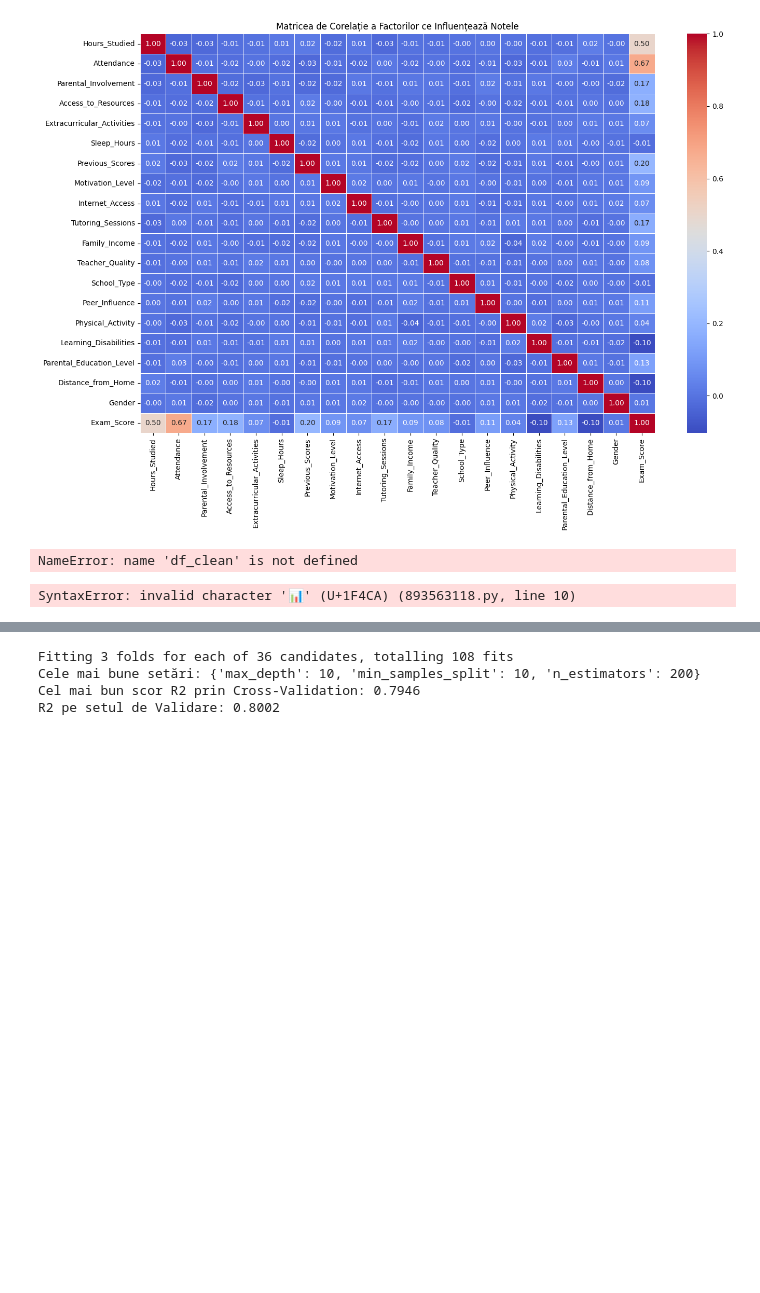
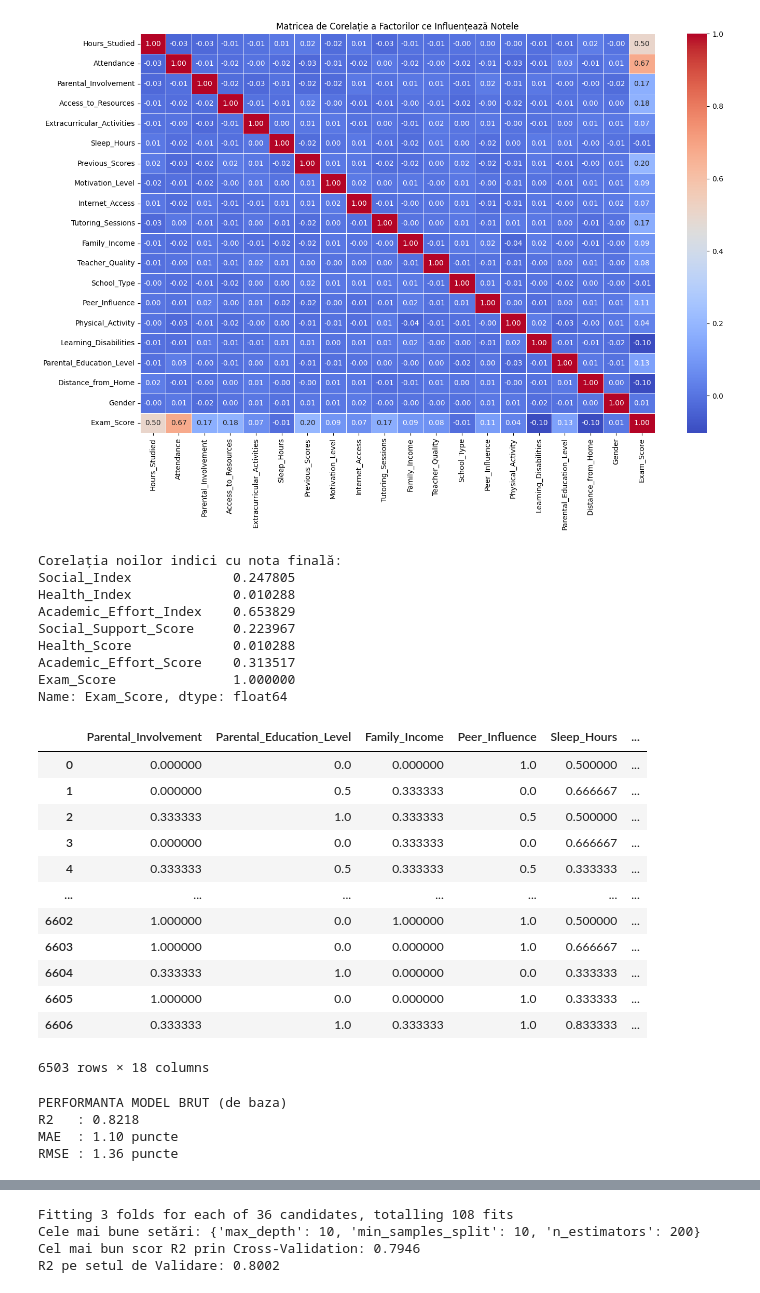
Before and after one commit to IosifSramec/ML-Project-for-predicting-Student-s-Grades, a Jupyter notebook: Model_Final.ipynb, the cells around one changed output, grey strips where cells are left out. Saved outputs shown, nothing was run; the diff lists cells and outputs as text; code cells hidden in the pictures; blank space fills up the shorter version.

```diff
--- a/v3.ipynb
+++ b/Model_Final.ipynb
@@ -190,58 +209,89 @@ plt.show()
 [figure]
 # %%
 #nu am gasit caracteristici foarte bine corelate, mai cautam
+#cred ca ar fi bine sa scalam atributele, deoarece unele atribute, desi sunt contiune, pot "inghiti" altele, din cauza marii lor in comparatie
+#acum hai sa combinam caracterisitici
 from sklearn.preprocessing import MinMaxScaler
 
 cols_to_scale = [
     'Parental_Involvement', 'Parental_Education_Level', 'Family_Income', 'Peer_Influence',
-    'Sleep_Hours', 'Physical_Activity',
+    'Sleep_Hours', 'Physical_Activity', 'Previous_Scores',
     'Hours_Studied', 'Attendance', 'Tutoring_Sessions', 'Motivation_Level'
 ]
 
 
 scaler = MinMaxScaler()
 
 scaled_values = scaler.fit_transform(df_clean[cols_to_scale])
 df_scaled = pd.DataFrame(scaled_values, columns=cols_to_scale, index=df_clean.index)
 df_combined = df_scaled.copy()
 df_combined['Exam_Score'] = df_clean['Exam_Score']
-df_combined['Previous_Scores']=df_clean['Previous_Scores']
 
 
 df_combined['Social_Index'] = df_scaled[['Parental_Involvement', 'Parental_Education_Level', 'Family_Income', 'Peer_Influence']].mean(axis=1)
 df_combined['Health_Index'] = df_scaled[['Sleep_Hours', 'Physical_Activity']].mean(axis=1)
 df_combined['Academic_Effort_Index'] = df_scaled[['Hours_Studied', 'Attendance', 'Tutoring_Sessions', 'Motivation_Level']].mean(axis=1)
 df_combined['Social_Support_Score']=df_scaled[['Parental_Involvement','Parental_Education_Level','Family_Income']].mean(axis=1)
 df_combined['Health_Score'] =df_scaled[['Sleep_Hours','Physical_Activity']].mean(axis=1)
 df_combined['Academic_Effort_Score']=df_scaled[['Hours_Studied','Tutoring_Sessions','Motivation_Level']].mean(axis=1)
 
 print("Corelația noilor indici cu nota finală:")
 print(df_combined[['Social_Index', 'Health_Index', 'Academic_Effort_Index','Social_Support_Score','Health_Score','Academic_Effort_Score', 'Exam_Score']].corr()['Exam_Score'])
 df_combined
 # %% [output]
-NameError: name 'df_clean' is not defined
+Corelația noilor indici cu nota finală:
+Social_Index             0.247805
+Health_Index             0.010288
+Academic_Effort_Index    0.653829
+Social_Support_Score     0.223967
+Health_Score             0.010288
+Academic_Effort_Score    0.313517
+Exam_Score               1.000000
+Name: Exam_Score, dtype: float64
+|  | Parental_Involvement | Parental_Education_Level | Family_Income | Peer_Influence | Sleep_Hours | ... |
+| 0 | 0.000000 | 0.0 | 0.000000 | 1.0 | 0.500000 | ... |
+| 1 | 0.000000 | 0.5 | 0.333333 | 0.0 | 0.666667 | ... |
+| 2 | 0.333333 | 1.0 | 0.333333 | 0.5 | 0.500000 | ... |
+| 3 | 0.000000 | 0.0 | 0.333333 | 0.0 | 0.666667 | ... |
+| 4 | 0.333333 | 0.5 | 0.333333 | 0.5 | 0.333333 | ... |
+| ... | ... | ... | ... | ... | ... | ... |
+| 6602 | 1.000000 | 0.0 | 1.000000 | 1.0 | 0.500000 | ... |
+| 6603 | 1.000000 | 0.0 | 0.000000 | 1.0 | 0.666667 | ... |
+| 6604 | 0.333333 | 1.0 | 0.000000 | 0.0 | 0.333333 | ... |
+| 6605 | 1.000000 | 0.0 | 0.000000 | 1.0 | 0.333333 | ... |
+| 6606 | 0.333333 | 1.0 | 0.333333 | 1.0 | 0.833333 | ... |
+6503 rows × 18 columns
 # %%
 from sklearn.model_selection import train_test_split
 from sklearn.linear_model import LinearRegression
-from sklearn.ensemble import RandomForestRegressor
-from sklearn.metrics import r2_score, root_mean_squared_error, mean_absolute_error, mean_absolute_percentage_error
-import matplotlib.pyplot as plt
-import seaborn as sns
-import numpy as np
+from sklearn.metrics import r2_score, mean_absolute_error, root_mean_squared_error
 
 
-📊 Rezultate Model Hibrid:
-Liniar R²: 0.8568
-Random Forest R²: 0.8320
+# hai sa incercam prima data sa folosim atributele necombinate
+features_brute = ['Hours_Studied', 'Attendance', 'Previous_Scores', 'Motivation_Level', 'Parental_Involvement']
 
-🔍 Importanța factorilor în modelul hibrid:
-Attendance          0.523093
-Hours_Studied       0.295944
-Social_Index        0.087933
-Previous_Scores     0.070565
-Health_Index        0.011512
-Motivation_Level    0.010954
-dtype: float64
+X = df_clean[features_brute]
+y = df_clean['Exam_Score']
+
+X_train, X_temp, y_train, y_temp = train_test_split(X, y, test_size=0.4, random_state=42)
+X_val, X_test, y_val, y_test = train_test_split(X_temp, y_temp, test_size=0.5, random_state=42)
+
+lr_brut = LinearRegression()
+lr_brut.fit(X_train, y_train)
+
+y_pred_val = lr_brut.predict(X_val)
+
+r2 = r2_score(y_val, y_pred_val)
+mae = mean_absolute_error(y_val, y_pred_val)
+rmse = root_mean_squared_error(y_val, y_pred_val)
+
+print("PERFORMANTA MODEL BRUT (de baza)")
+print(f"R2   : {r2:.4f}")
+print(f"MAE  : {mae:.2f} puncte")
+print(f"RMSE : {rmse:.2f} puncte")
 # %% [output]
-SyntaxError: invalid character '📊' (U+1F4CA) (893563118.py, line 10)
+PERFORMANTA MODEL BRUT (de baza)
+R2   : 0.8218
+MAE  : 1.10 puncte
+RMSE : 1.36 puncte
 # %%
```
Also changed, not shown: parts of 12 cells of this notebook, 1 other file.
